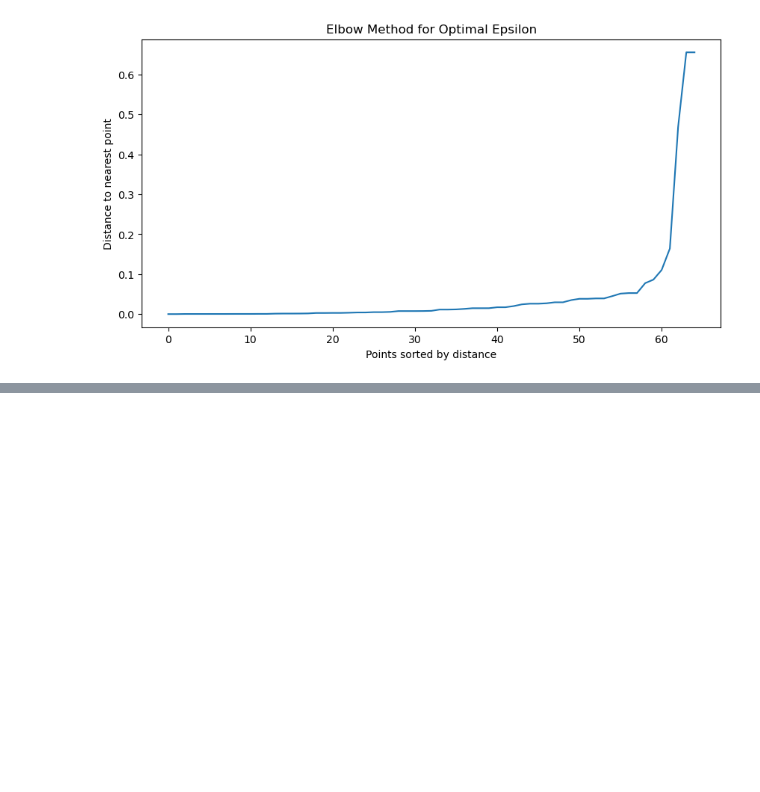
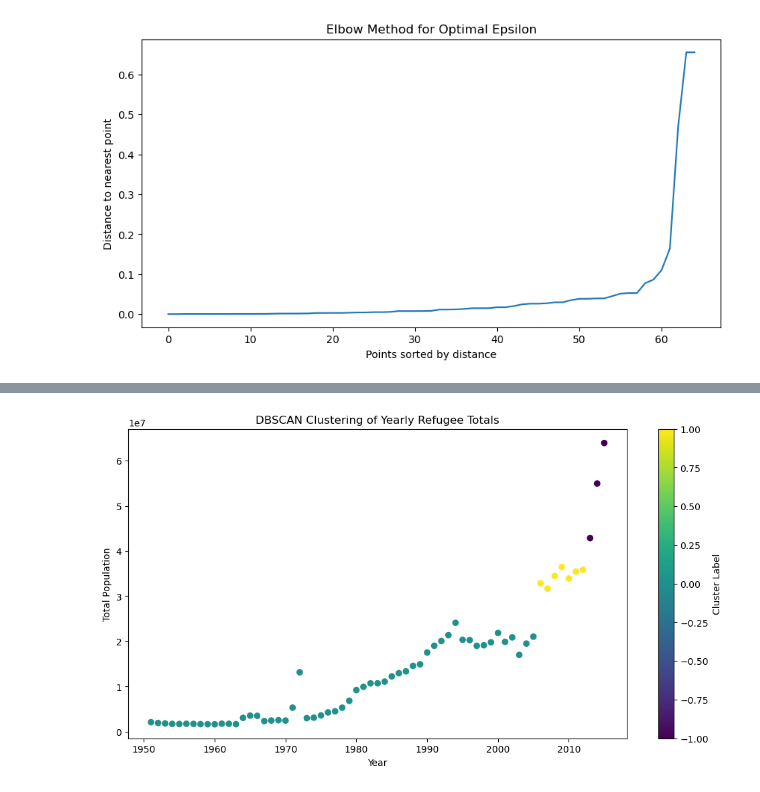
Before and after one commit to shy19007/INDE577_Fianl_Project, a Jupyter notebook: Unsupervised Learning/8_DBSCAN/8_DBSCAN.ipynb, the cells around one changed output, grey strips where cells are left out. Cells and saved outputs as stored; diff of their text form; code cells hidden in the pictures; blank space fills up the shorter version.

```diff
--- a/Unsupervised Learning/8_DBSCAN/8_DBSCAN.ipynb
+++ b/Unsupervised Learning/8_DBSCAN/8_DBSCAN.ipynb
@@ -154,0 +163,26 @@ plt.show()
+# %%
+import numpy as np
+import matplotlib.pyplot as plt
+from sklearn.cluster import DBSCAN
+from sklearn.preprocessing import StandardScaler
+
+# Assuming previous steps have been done and 'yearly_totals_scaled' is defined
+# and 'yearly_totals' contains the unscaled data
+
+# Assuming you've chosen an epsilon value based on the plot
+eps_value = 0.3  # Adjust based on the elbow method
+db = DBSCAN(eps=eps_value, min_samples=2).fit(yearly_totals_scaled)
+
+# Assign cluster labels to the yearly totals
+yearly_totals['Cluster'] = db.labels_
+
+# Plot the clusters
+plt.figure(figsize=(12, 6))
+plt.scatter(yearly_totals['Year'], yearly_totals['Total Population'], c=yearly_totals['Cluster'], cmap='viridis')
+plt.title('DBSCAN Clustering of Yearly Refugee Totals')
+plt.xlabel('Year')
+plt.ylabel('Total Population')
+plt.colorbar(label='Cluster Label')
+plt.show()
+# %% [output]
+[figure, added]
```
Also changed, not shown: parts of 5 cells of this notebook, 1 other file.
